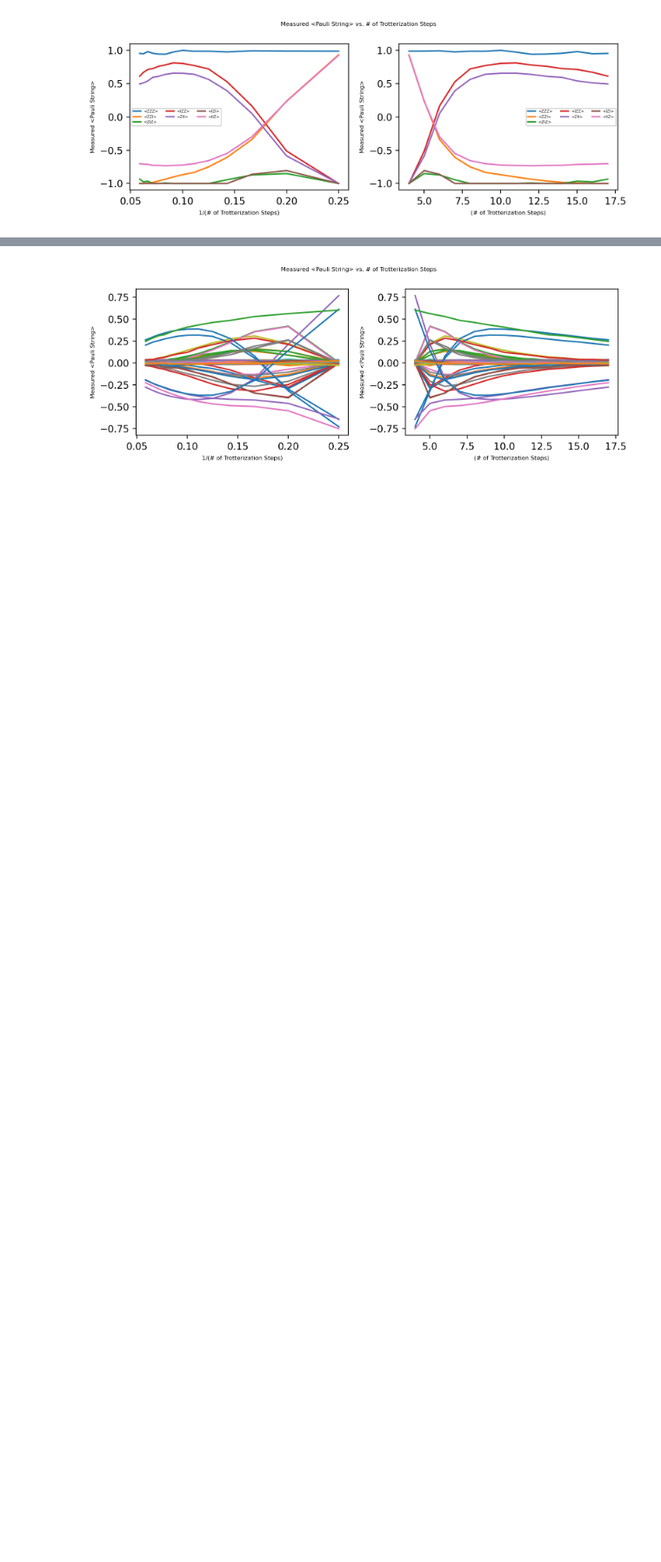
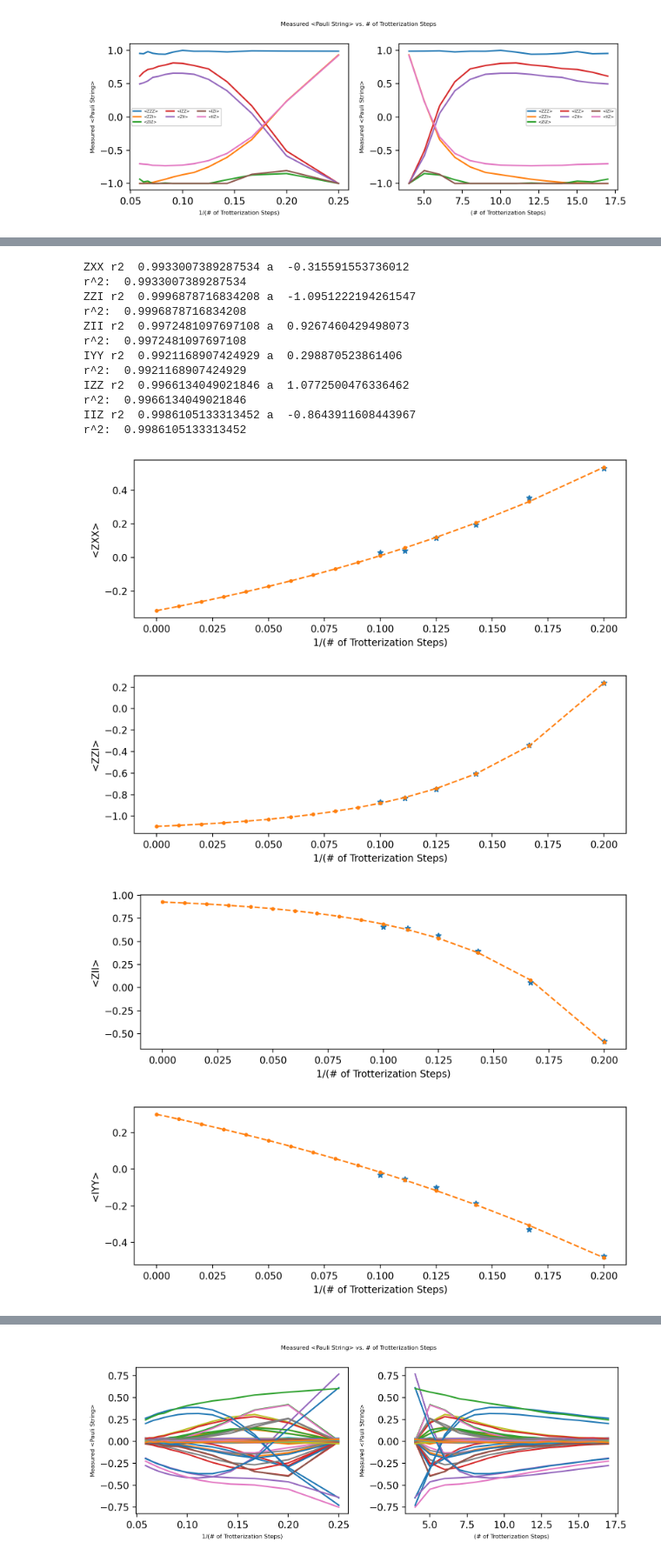
Before and after one commit to Phionx/trotts, a Jupyter notebook: explore/zne_unitary_folding_noise_sim.ipynb, the cells around one changed output, grey strips where cells are left out. Shown at 87% size. Saved outputs shown, nothing was run; the diff lists cells and outputs as text; code cells hidden in the pictures; blank space fills up the shorter version.

```diff
--- a/explore/zne_unitary_folding_noise_sim.ipynb
+++ b/explore/zne_unitary_folding_noise_sim.ipynb
@@ -106,3 +112,6 @@ axs = plot_parity(res_analysis, parity_strings=["ZZZ", "ZZI", "ZIZ", "IZZ", "ZII
 axs = plot_uf_parity(res_analysis, parity_strings=["ZZZ", "ZZI", "ZIZ", "IZZ", "ZII", "IZI", "IIZ"], legend=True)
 # %% [output]
 [figure]
+# %%
+ps = list(list(res_analysis["analysis"].values())[0]["uf_parity"].keys())
+len(ps)
@@ -108,0 +120,25 @@ axs = plot_uf_parity(res_analysis, parity_strings=["ZZZ", "ZZI", "ZIZ", "IZZ", "
+# %%
+min_r2 = 0.99
+for ps in pauli_combos:
+    steps, metric = extract_metric(res_analysis, metric_func=lambda res: res["uf_parity"][ps], sweep_param_parser = trott_step_parser_factory(), data_key="analysis")
+    a, r2 = fit_trott(steps, metric, plotting=False, y_label=f"<{ps}>")
+    if r2 > min_r2:
+        print(ps, "r2 ", r2, "a ", a)
+        fit_trott(steps, metric, plotting=True, y_label=f"<{ps}>")
+# %% [output]
+ZXX r2  0.9933007389287534 a  -0.315591553736012
+r^2:  0.9933007389287534
+ZZI r2  0.9996878716834208 a  -1.0951222194261547
+r^2:  0.9996878716834208
+ZII r2  0.9972481097697108 a  0.9267460429498073
+r^2:  0.9972481097697108
+IYY r2  0.9921168907424929 a  0.298870523861406
+r^2:  0.9921168907424929
+IZZ r2  0.9966134049021846 a  1.0772500476336462
+r^2:  0.9966134049021846
+IIZ r2  0.9986105133313452 a  -0.8643911608443967
+r^2:  0.9986105133313452
+[figure, added]
+[figure, added]
+[figure, added]
+[figure, added]
```
Also changed, not shown: parts of 5 cells of this notebook, 7 other files.
